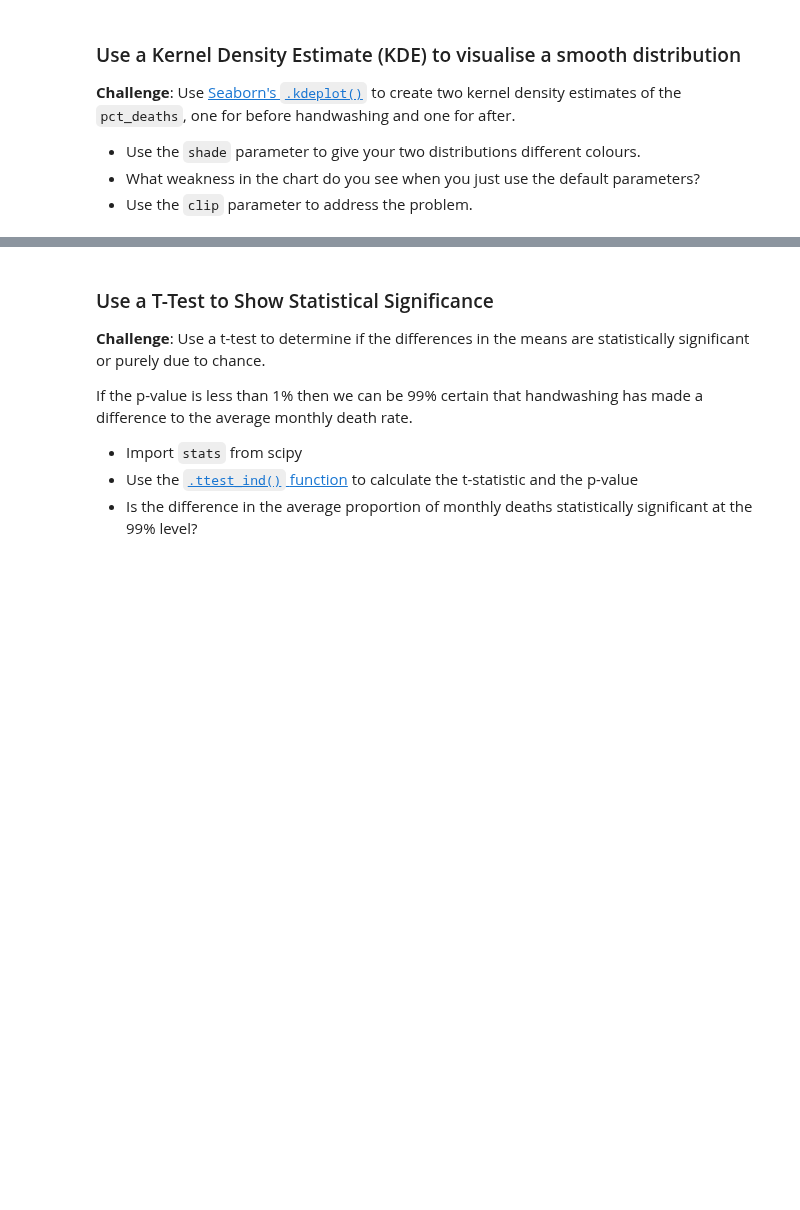
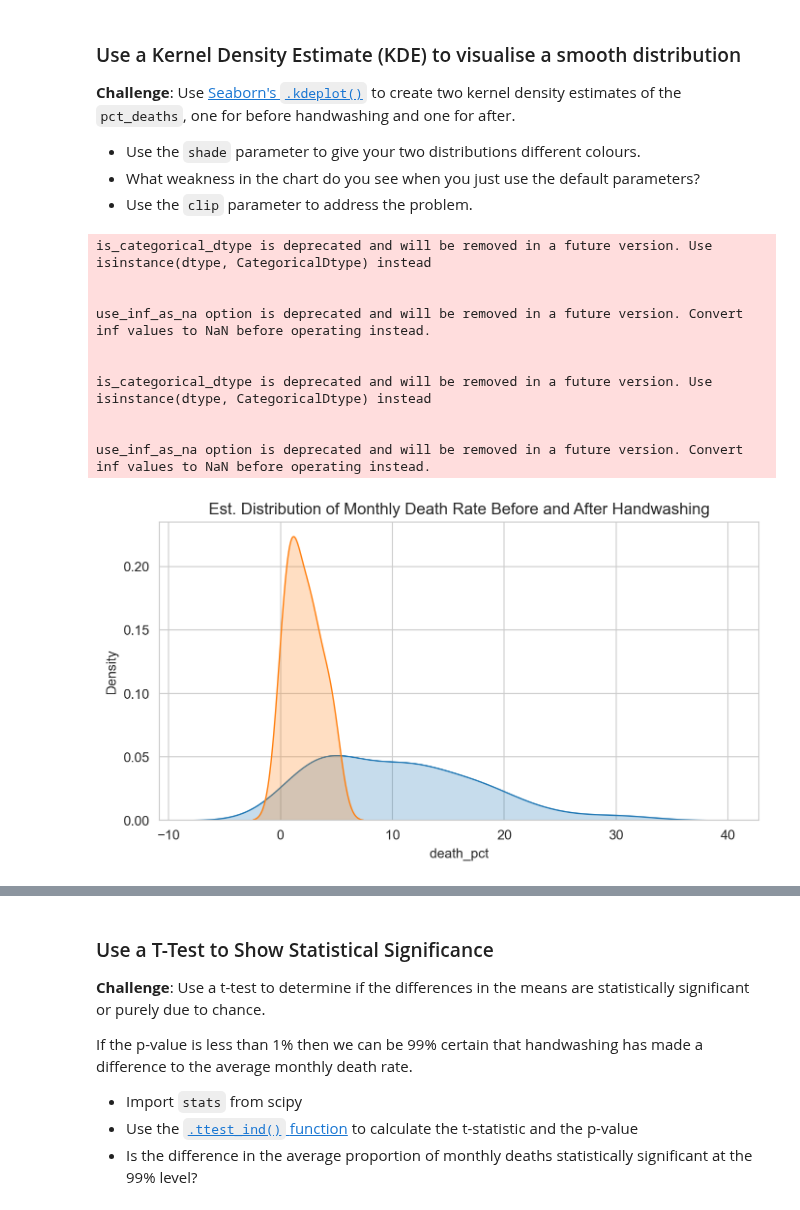
Before and after one commit to bnedjm/100-Dayz-of-Code, a Jupyter notebook: 04-Advanced-Section/day-080 - The Tragic Discovery of Handwashing - t-Tests & Distributions/Dr_Semmelweis_Handwashing_Discovery.ipynb, the cells around one changed output, grey strips where cells are left out. Saved outputs shown, nothing was run; the diff lists cells and outputs as text; code cells hidden in the pictures; blank space fills up the shorter version.

Commit message:
day 080 visualising distributions and testing for statistical significance

```diff
--- a/04-Advanced-Section/day-080 - The Tragic Discovery of Handwashing - t-Tests & Distributions/Dr_Semmelweis_Handwashing_Discovery.ipynb
+++ b/04-Advanced-Section/day-080 - The Tragic Discovery of Handwashing - t-Tests & Distributions/Dr_Semmelweis_Handwashing_Discovery.ipynb
@@ -409,3 +483,27 @@ plt.show()
 * Use the `shade` parameter to give your two distributions different colours.
 * What weakness in the chart do you see when you just use the default parameters?
 * Use the `clip` parameter to address the problem.
+# %%
+plt.figure(figsize=(8,4), dpi=200)
+with sns.axes_style("whitegrid"):
+    sns.kdeplot(df_monthly_before,
+                x=df_monthly_before.death_pct,
+                fill=True)
+    sns.kdeplot(df_monthly_after,
+                x=df_monthly_after.death_pct,
+                fill=True)
+
+plt.title("Est. Distribution of Monthly Death Rate Before and After Handwashing")
+plt.show()
+# %% [output]
+is_categorical_dtype is deprecated and will be removed in a future version. Use isinstance(dtype, CategoricalDtype) instead
+
+
+use_inf_as_na option is deprecated and will be removed in a future version. Convert inf values to NaN before operating instead.
+
+
+is_categorical_dtype is deprecated and will be removed in a future version. Use isinstance(dtype, CategoricalDtype) instead
+
+
+use_inf_as_na option is deprecated and will be removed in a future version. Convert inf values to NaN before operating instead.
+[figure, added]
```
Also changed, not shown: parts of 13 cells of this notebook.
